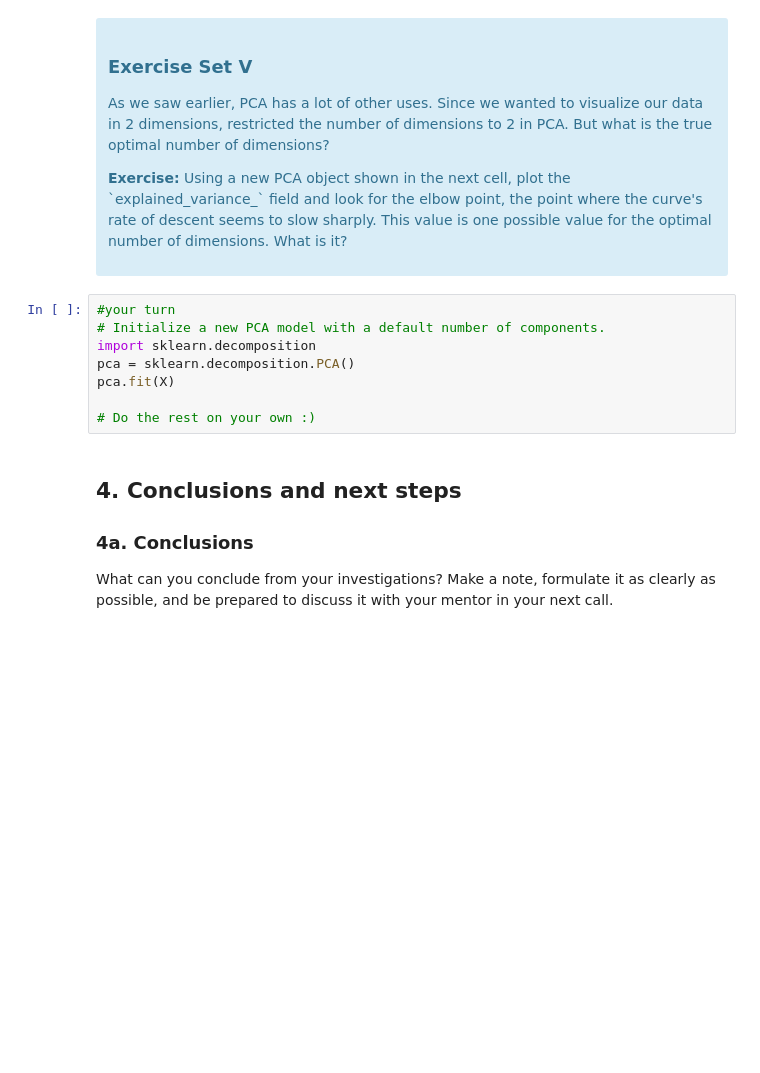
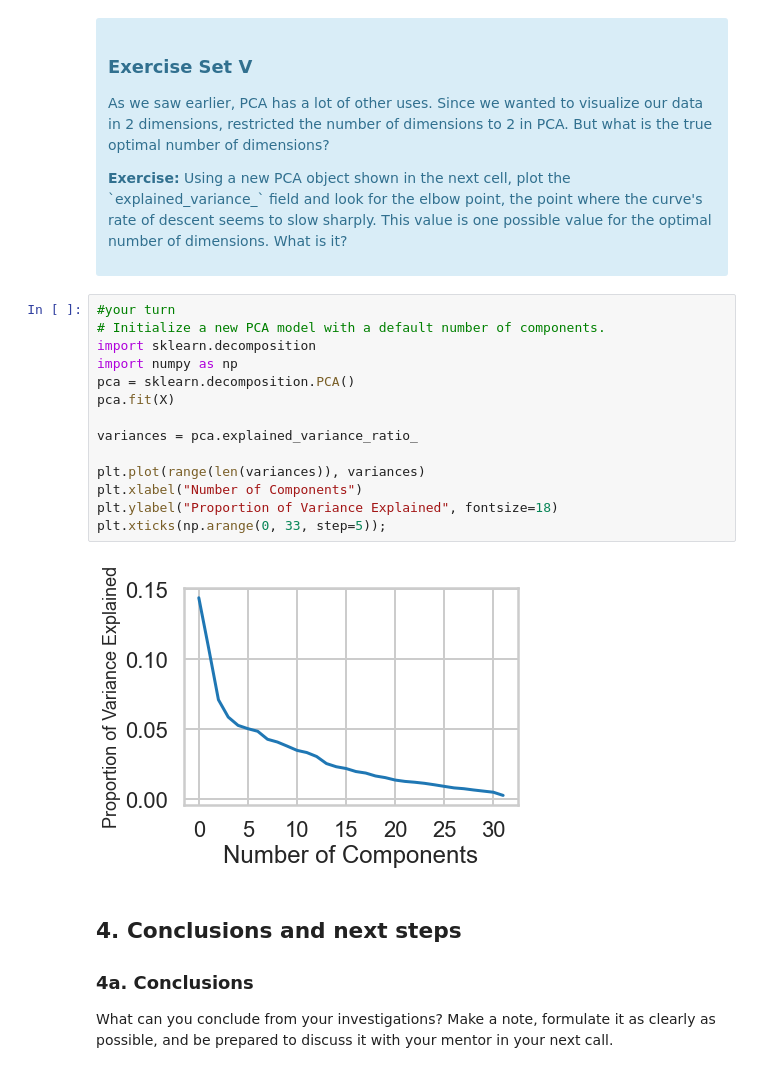
Before and after one commit to kstoudt/Springboard, a Jupyter notebook: 15. Unsupervised Learning/15.6 Principal Components Analysis/Customer Segmentation using Clustering - K-means/Clustering Case Study - Customer Segmentation with K-Means - Tier 3.ipynb, the cells around one changed output. Cells and saved outputs as stored; diff of their text form; blank space fills up the shorter version.

```diff
--- a/15. Unsupervised Learning/15.6 Principal Components Analysis/Customer Segmentation using Clustering - K-means/Clustering Case Study - Customer Segmentation with K-Means - Tier 3.ipynb
+++ b/15. Unsupervised Learning/15.6 Principal Components Analysis/Customer Segmentation using Clustering - K-means/Clustering Case Study - Customer Segmentation with K-Means - Tier 3.ipynb
@@ -399,11 +450,19 @@ What we've done is we've taken those columns of 0/1 indicator variables, and we'
 # %%
 #your turn
 # Initialize a new PCA model with a default number of components.
 import sklearn.decomposition
+import numpy as np
 pca = sklearn.decomposition.PCA()
 pca.fit(X)
 
-# Do the rest on your own :)
+variances = pca.explained_variance_ratio_
+
+plt.plot(range(len(variances)), variances)
+plt.xlabel("Number of Components")
+plt.ylabel("Proportion of Variance Explained", fontsize=18)
+plt.xticks(np.arange(0, 33, step=5));
+# %% [output]
+[figure, added]
 # %% [markdown]
 ## 4. Conclusions and next steps
 ### 4a. Conclusions
```
Also changed, not shown: parts of 20 cells of this notebook, 1 other file.
